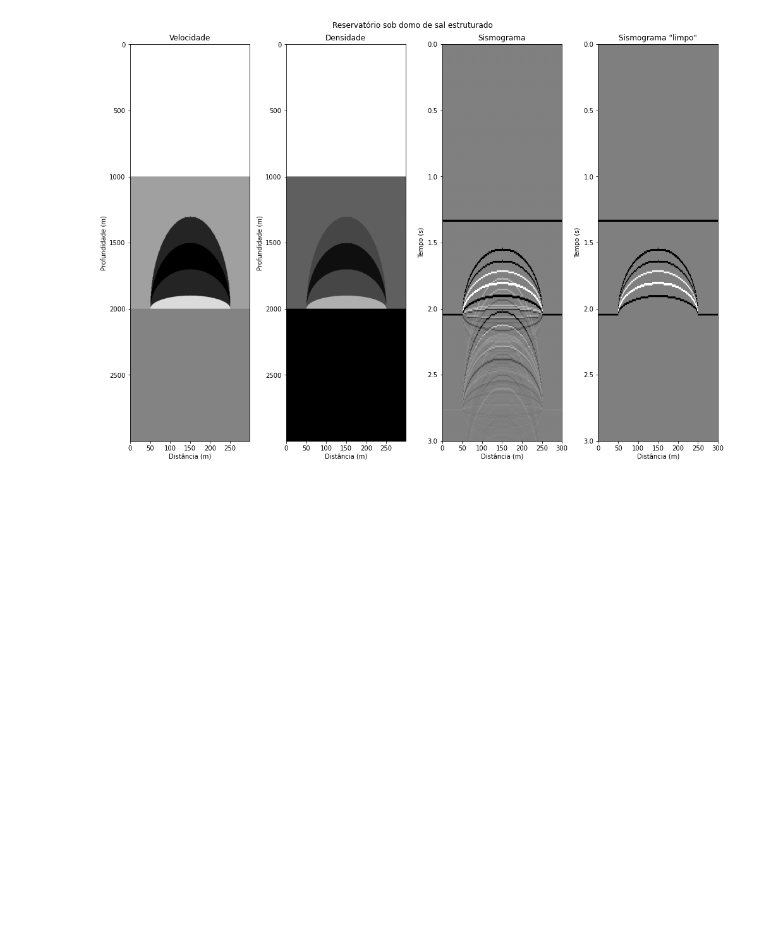
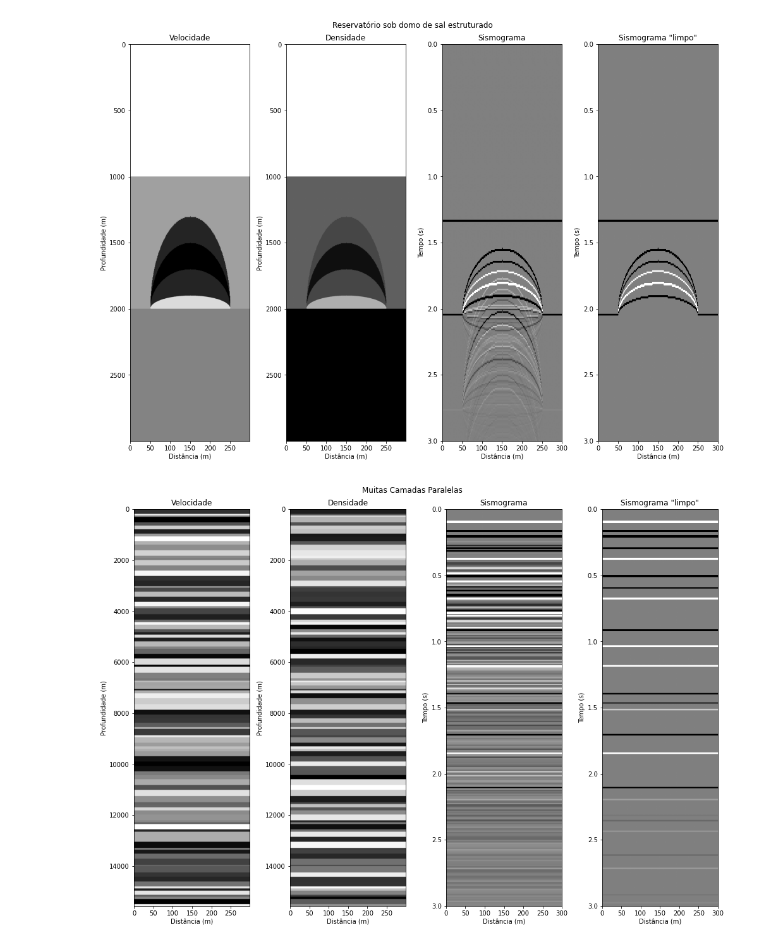
Before and after one commit to thiago-carneiro/mestrado, a Jupyter notebook: conv/conv.ipynb, the cells around one changed output. Drawn from its saved outputs; the diff is of its cells as text; code cells hidden in the pictures; blank space fills up the shorter version.

Commit message:
Otimização do ModeloParalelas e teste

```diff
--- a/conv/conv.ipynb
+++ b/conv/conv.ipynb
@@ -200,3 +188,35 @@ class ModeloParalelas(Modelo2D):
+# %%
+class ModeloParalelas(Modelo2D):
+    def __init__(self, prof = (1000, 1000, 1000, 1000), v = (1500,2800,4500,3200), rho = (1, 2, 2.16, 2.6)) -> None:
+        nx = 300
+        c2D = []
+        c = []
+        for i in range(len(prof)):
+            camada = Camada(prof[i],v[i],rho[i])
+            c.append(camada)
+        for x in range(nx):
+            c2D.append(c)
+        super().__init__(c2D)
+    def rasterizar_2D(self) -> dict[str,np.ndarray]:
+        v2D = np.zeros((self.nx,self.nz))
+        rho2D = np.zeros((self.nx,self.nz))
+        col = self.colunas[0]
+        r = col.rasterizar()
+        for x in range(self.nx):
+            v2D[x,:col.nz] = r['velocidades']
+            rho2D[x,:col.nz] = r['densidades']
+        return {'velocidades': v2D.T,
+                'densidades': rho2D.T}
+    def adquirir_sismica_2D(self, t_max: int = 3, res: int = 1e2) -> np.ndarray:
+        sis_x = self.colunas[0].adquirir_sismica(t_max, res)
+        sis = [sis_x for _ in range(self.nx)]
+        sis = np.array(sis)
+        return sis.T
+    def adquirir_sismica_limpo_2D(self, t_max: int = 3, res: int = 1e2) -> np.ndarray:
+        sis_x = self.colunas[0].adquirir_sismica_limpo(t_max, res)
+        sis = [sis_x for _ in range(self.nx)]
+        sis = np.array(sis)
+        return sis.T
 # %%
 class ModeloDomo(Modelo2D):
     def __init__(self, v = (1500,2800,4500,3200), rho = (1, 2, 2.16, 2.6)) -> None:
@@ -257,3 +277,14 @@ ModeloDomo().plot(titulo='Domo de sal')
 ModeloPreSal().plot(titulo='Reservatório sob domo de sal estruturado')
 # %% [output]
 [figure]
+# %%
+profs = []
+vs = []
+rhos = []
+for i in range(100):
+    profs.append(np.random.randint(50,250))
+    vs.append(np.random.randint(1500,4500))
+    rhos.append(np.random.random()*1.5+1)
+ModeloParalelas(prof=profs,v=vs,rho=rhos).plot(titulo='Muitas Camadas Paralelas')
+# %% [output]
+[figure, added]
```
Also changed, not shown: parts of 1 cell of this notebook.
